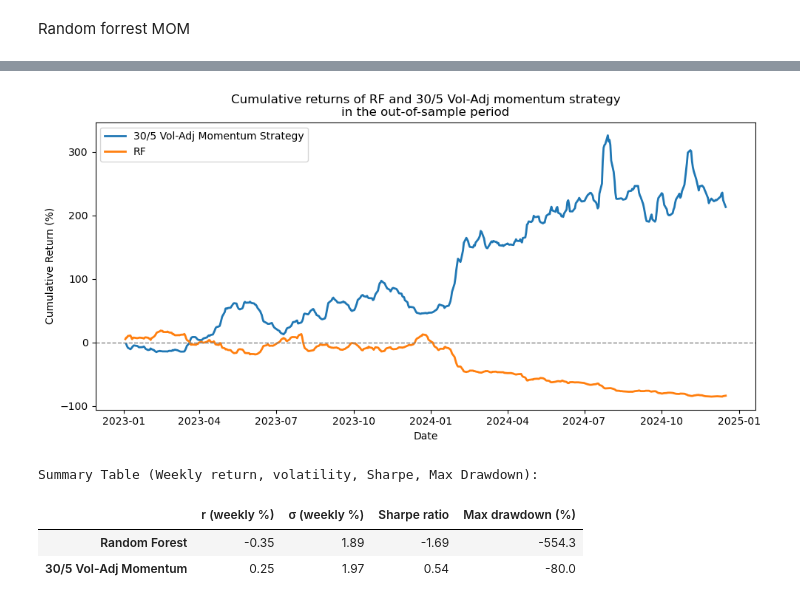
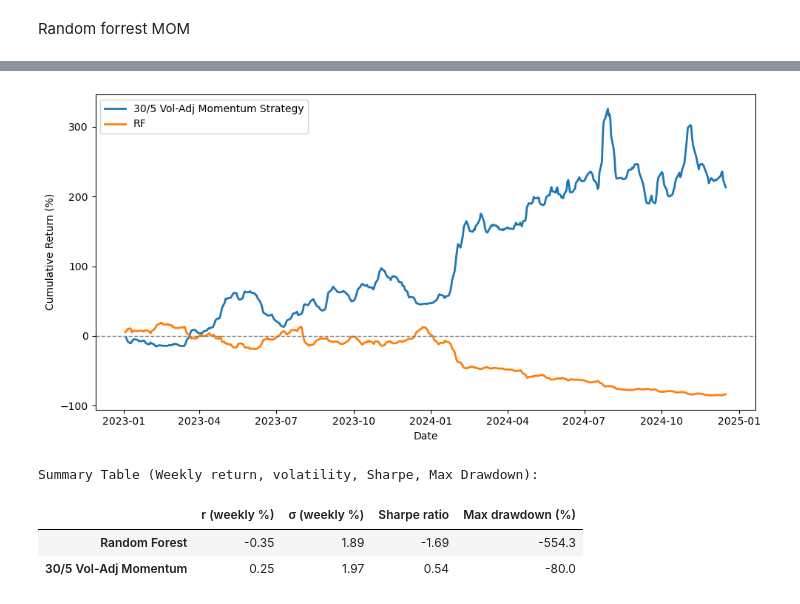
Before and after one commit to rtl959/Seminar-econometric-Financial-application, a Jupyter notebook: Full_code.ipynb, the cells around one changed output, grey strips where cells are left out. Saved outputs shown, nothing was run; the diff lists cells and outputs as text; code cells hidden in the pictures.

```diff
--- a/Full_code.ipynb
+++ b/Full_code.ipynb
@@ -1223,9 +1201,5 @@ Backtest observations: 2475 rebalancing dates
 LS mean per rebalance: 0.3010% | std: 1.9520%
 # %%
-# ----------------------------------------------------
-# Normalised comparison from 2023-01-01 (Figure 21 style)
-#   using VOLATILITY-ADJUSTED 30/5 momentum
-# ----------------------------------------------------
 
 start_date = pd.Timestamp("2023-01-01")
 
@@ -1255,7 +1229,6 @@ plt.axhline(0, linestyle="--", linewidth=1, color="grey")  # zero line
 
 plt.ylabel("Cumulative Return (%)")
 plt.xlabel("Date")
-plt.title("Cumulative returns of RF and 30/5 Vol-Adj momentum strategy\nin the out-of-sample period")
 plt.legend()
 plt.tight_layout()
 plt.show()
@@ -1281,34 +1254,34 @@ def summarize(name, s):
     mean_w = s.mean() * 100      # weekly return in %
     std_w  = s.std() * 100       # weekly vol in %
 
     if s.std() == 0:
         sharpe = np.nan
     else:
         sharpe = (s.mean() - rf_weekly_rf) / s.std() * np.sqrt(50)
 
     cum_pct = ((1 + s).cumprod() - 1.0) * 100
     mdd = max_drawdown(cum_pct)
 
     return {
         "r (weekly %)": mean_w,
         "σ (weekly %)": std_w,
         "Sharpe ratio": sharpe,
         "Max drawdown (%)": mdd,
     }
 
 # Use out-of-sample weekly returns for both strategies
 rf_weekly = rf_ret
 va_weekly = va_ret
 
 summary = pd.DataFrame({
     "Random Forest": summarize("RF", rf_weekly),
     "30/5 Vol-Adj Momentum": summarize("30/5 VA", va_weekly),
 }).T
 
 print("\nSummary Table (Weekly return, volatility, Sharpe, Max Drawdown):\n")
 display(summary.round(2))
 # %% [output]
-[figure, old version]
+[figure, new version]
 Summary Table (Weekly return, volatility, Sharpe, Max Drawdown):
 |  | r (weekly %) | σ (weekly %) | Sharpe ratio | Max drawdown (%) |
 | Random Forest | -0.35 | 1.89 | -1.69 | -554.3 |
```
Also changed, not shown: parts of 6 cells of this notebook, 3 other files.
